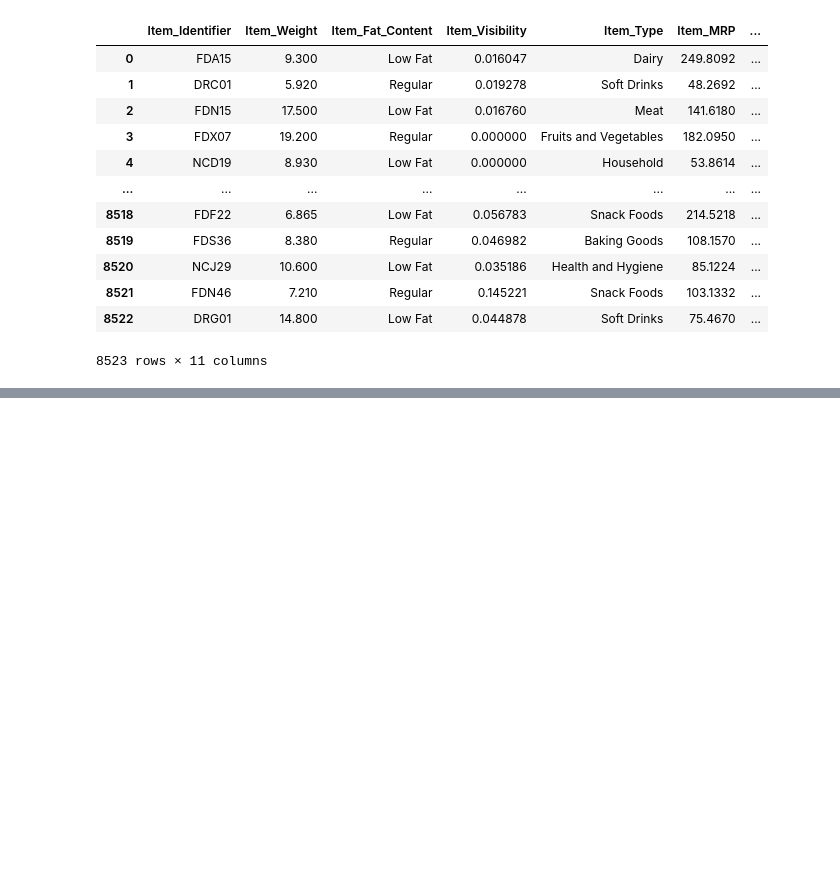
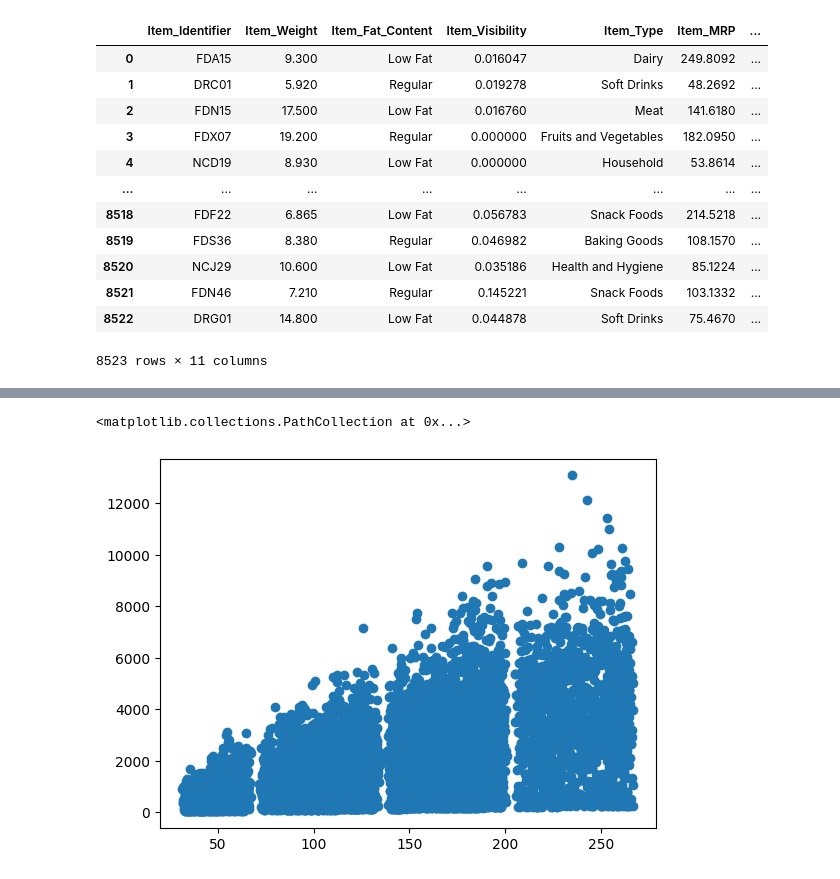
Before and after one commit to Naitikpareek123/Sales_forcasstng, a Jupyter notebook: Pre-Processsing/EDA.ipynb, the cells around one changed output, grey strips where cells are left out. Drawn from its saved outputs; the diff is of its cells as text; code cells hidden in the pictures; blank space fills up the shorter version.

```diff
--- a/Pre-Processsing/EDA.ipynb
+++ b/Pre-Processsing/EDA.ipynb
@@ -244,0 +264,7 @@ df.drop(['Outlet_Size'], axis=1)
+# %%
+x=df['Item_MRP']
+y=df['Item_Outlet_Sales']
+plt.scatter(x,y)
+# %% [output]
+<matplotlib.collections.PathCollection at 0x...>
+[figure, added]
```
Also changed, not shown: parts of 10 cells of this notebook, 1 other file.
